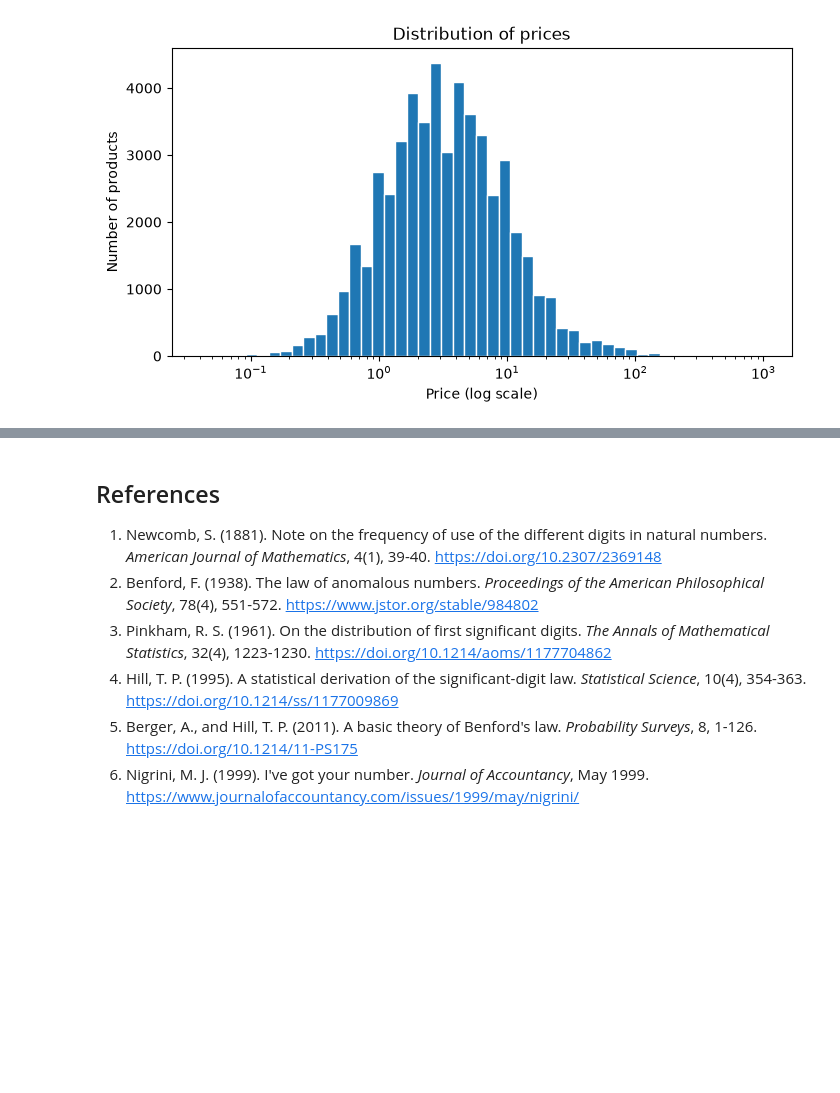
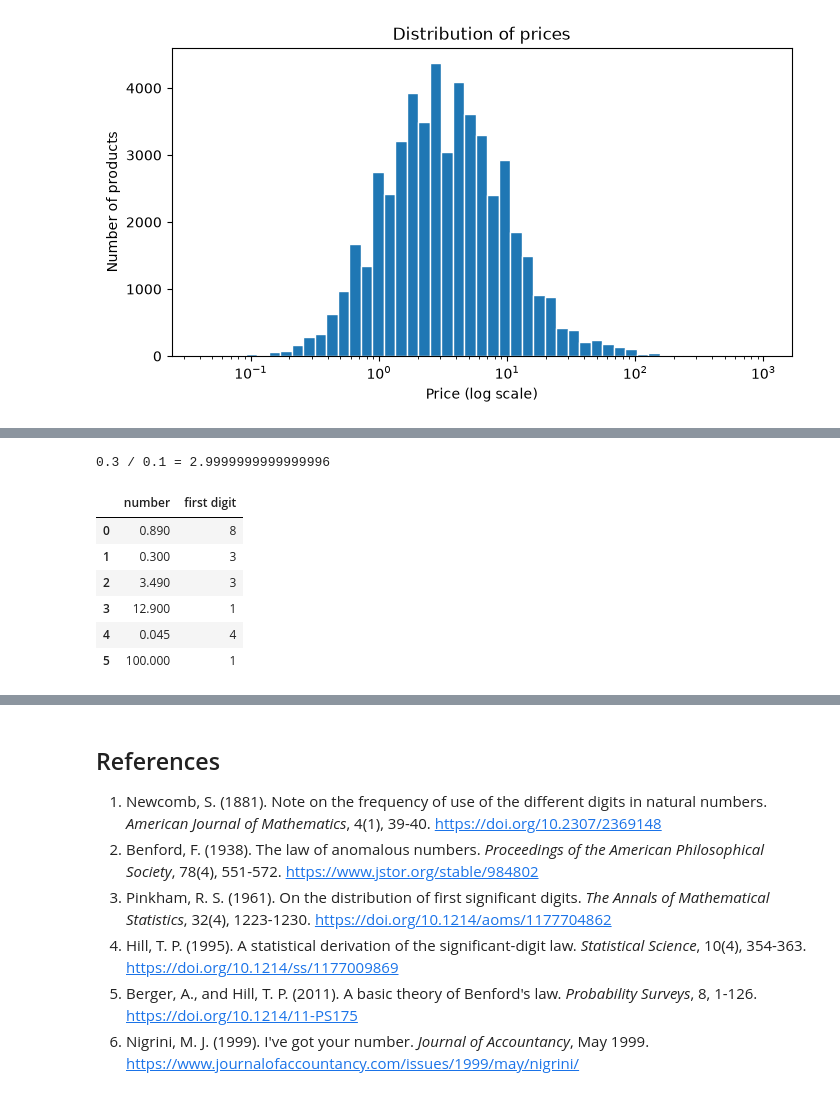
Before and after one commit to DeyvidDimitrov/softuni-task, a Jupyter notebook: notebook.ipynb, the cells around one changed output, grey strips where cells are left out. Drawn from its saved outputs; the diff is of its cells as text; code cells hidden in the pictures; blank space fills up the shorter version.

```diff
--- a/notebook.ipynb
+++ b/notebook.ipynb
@@ -186,0 +197,14 @@ plt.show()
+# %%
+print("0.3 / 0.1 =", 0.3 / 0.1)
+
+examples = [0.89, 0.3, 3.49, 12.90, 0.045, 100]
+pd.DataFrame({"number": examples, "first digit": benford.first_digit(examples)})
+# %% [output]
+0.3 / 0.1 = 2.9999999999999996
+|  | number | first digit |
+| 0 | 0.890 | 8 |
+| 1 | 0.300 | 3 |
+| 2 | 3.490 | 3 |
+| 3 | 12.900 | 1 |
+| 4 | 0.045 | 4 |
+| 5 | 100.000 | 1 |
```
Also changed, not shown: parts of 5 cells of this notebook.
